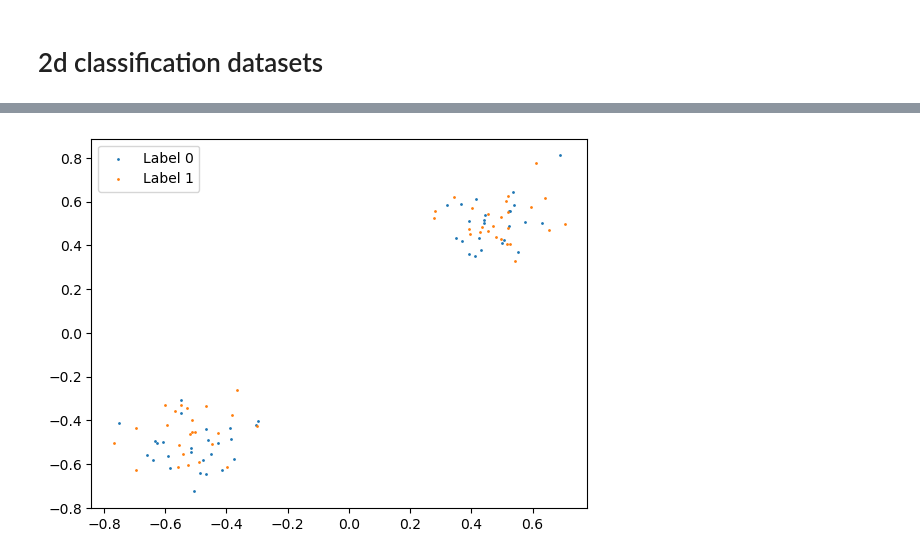
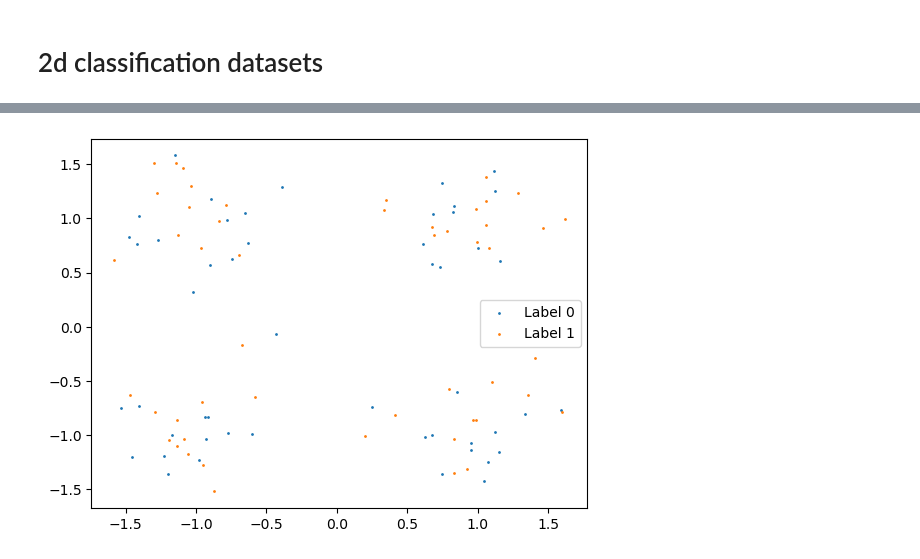
Before and after one commit to LRudL/dots, a Jupyter notebook: notebooks/datasets.ipynb, the cells around one changed output, grey strips where cells are left out. Saved outputs shown, nothing was run; the diff lists cells and outputs as text; code cells hidden in the pictures.

Commit message:
randtwoclass dataset and configs, HARDCORE EDITION

```diff
--- a/notebooks/datasets.ipynb
+++ b/notebooks/datasets.ipynb
@@ -61,4 +60,4 @@ tc_random = get_dataset("randtwoclasses")
 # %%
-plot_2d_points(*x_y_tensors_of_dataset(tc_random))
+plot_2d_points(*x_y_tensors_of_dataset(get_dataset("randtwoclassesHARD")))
 # %% [output]
-[figure, old version]
+[figure, new version]
```
Also changed, not shown: parts of 6 cells of this notebook, 4 other files.
